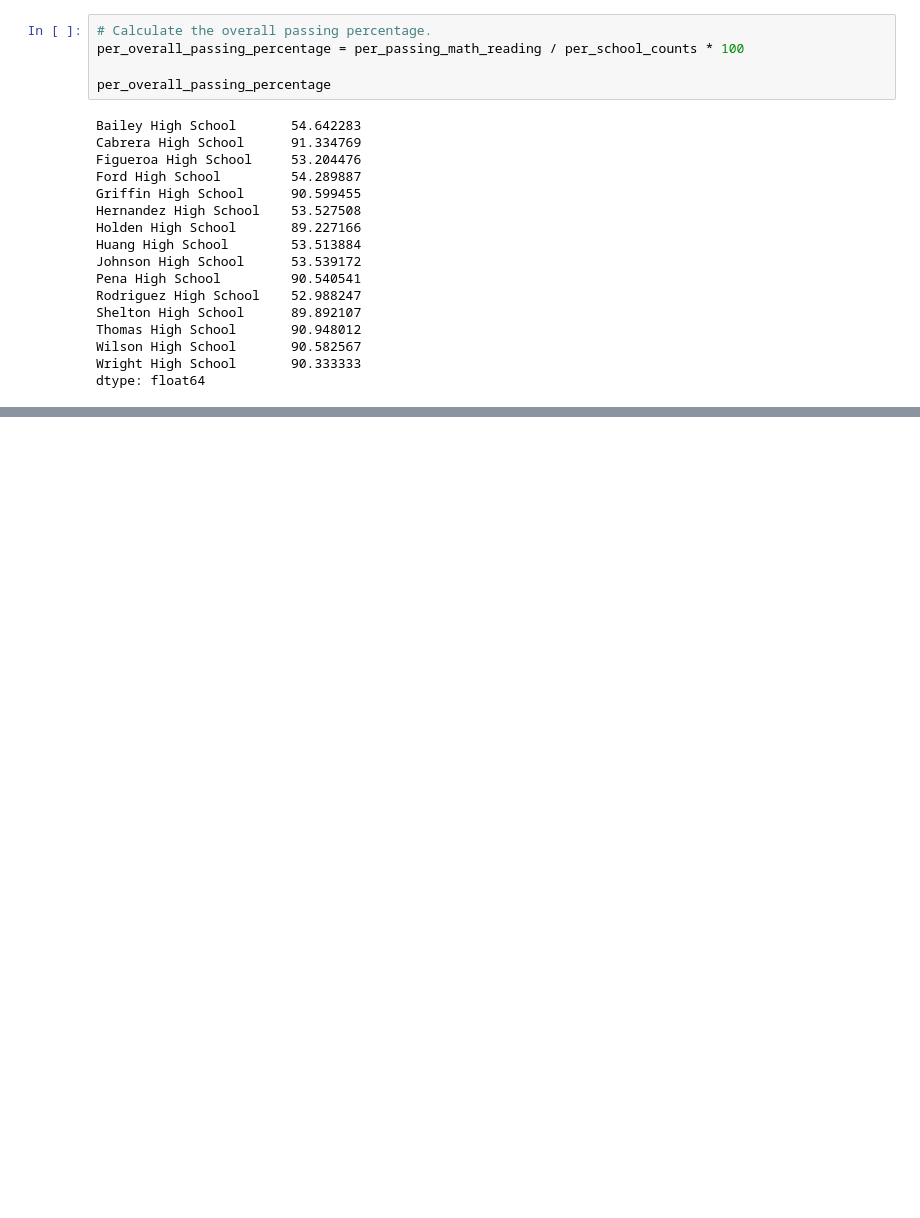
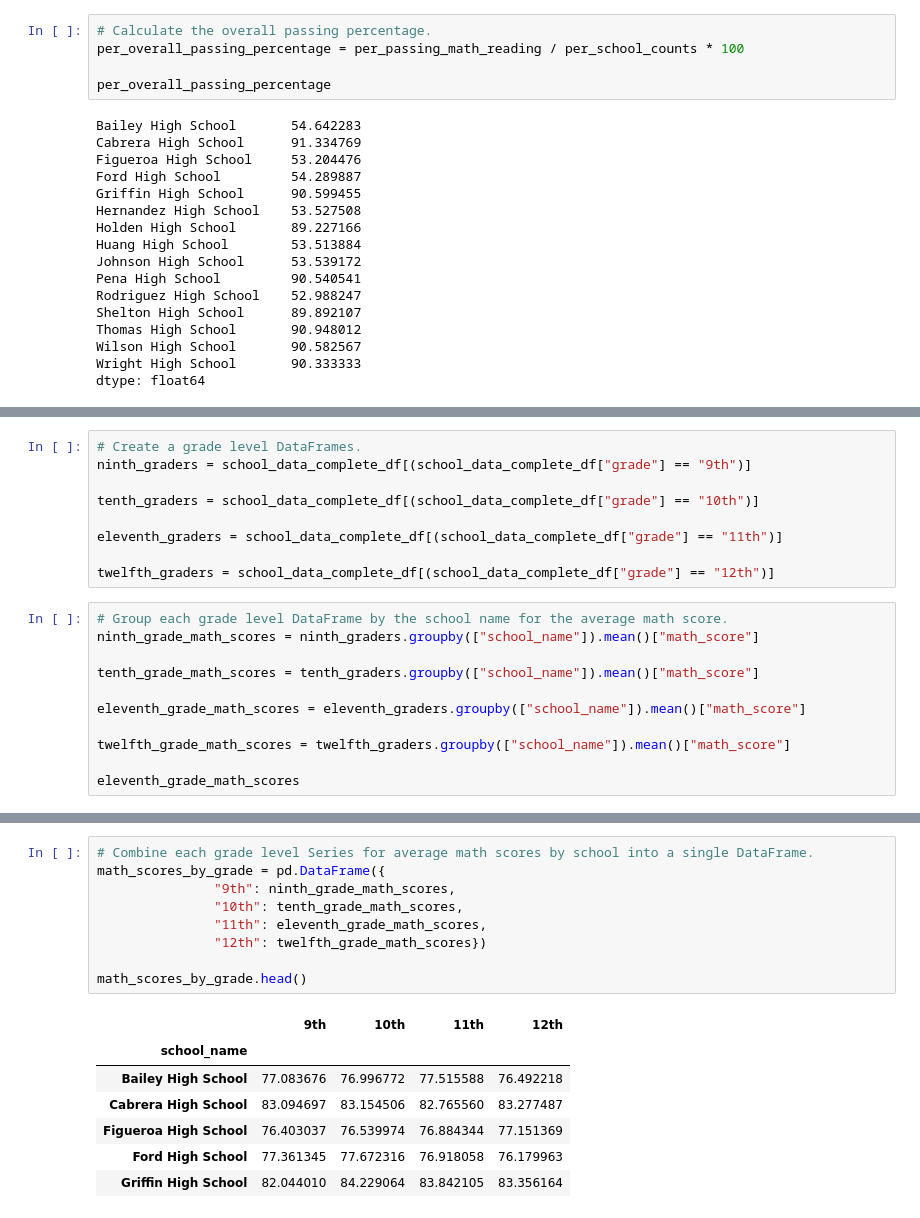
Before and after one commit to bdeorosan/School_District_Analysis, a Jupyter notebook: PyCitySchools.ipynb, the cells around one changed output, grey strips where cells are left out. Cells and saved outputs as stored; diff of their text form; blank space fills up the shorter version.

Commit message:
Added average math and reading scores by grade.

```diff
--- a/PyCitySchools.ipynb
+++ b/PyCitySchools.ipynb
@@ -768,3 +768,23 @@ bottom_schools.head()
 | Huang High School | District | 2917 | $1,910,635.00 | $655.00 | 76.629414 | ... |
 | Hernandez High School | District | 4635 | $3,022,020.00 | $652.00 | 77.289752 | ... |
 | Johnson High School | District | 4761 | $3,094,650.00 | $650.00 | 77.072464 | ... |
+# %%
+# Create a grade level DataFrames.
+ninth_graders = school_data_complete_df[(school_data_complete_df["grade"] == "9th")]
+
+tenth_graders = school_data_complete_df[(school_data_complete_df["grade"] == "10th")]
+
+eleventh_graders = school_data_complete_df[(school_data_complete_df["grade"] == "11th")]
+
+twelfth_graders = school_data_complete_df[(school_data_complete_df["grade"] == "12th")]
+# %%
+# Group each grade level DataFrame by the school name for the average math score.
+ninth_grade_math_scores = ninth_graders.groupby(["school_name"]).mean()["math_score"]
+
+tenth_grade_math_scores = tenth_graders.groupby(["school_name"]).mean()["math_score"]
+
+eleventh_grade_math_scores = eleventh_graders.groupby(["school_name"]).mean()["math_score"]
+
+twelfth_grade_math_scores = twelfth_graders.groupby(["school_name"]).mean()["math_score"]
+
+eleventh_grade_math_scores
@@ -770,0 +838,17 @@ bottom_schools.head()
+# %%
+# Combine each grade level Series for average math scores by school into a single DataFrame.
+math_scores_by_grade = pd.DataFrame({
+               "9th": ninth_grade_math_scores,
+               "10th": tenth_grade_math_scores,
+               "11th": eleventh_grade_math_scores,
+               "12th": twelfth_grade_math_scores})
+
+math_scores_by_grade.head()
+# %% [output]
+|  | 9th | 10th | 11th | 12th |
+| school_name |  |  |  |  |
+| Bailey High School | 77.083676 | 76.996772 | 77.515588 | 76.492218 |
+| Cabrera High School | 83.094697 | 83.154506 | 82.765560 | 83.277487 |
+| Figueroa High School | 76.403037 | 76.539974 | 76.884344 | 77.151369 |
+| Ford High School | 77.361345 | 77.672316 | 76.918058 | 76.179963 |
+| Griffin High School | 82.044010 | 84.229064 | 83.842105 | 83.356164 |
```
Also changed, not shown: parts of 5 cells of this notebook.
